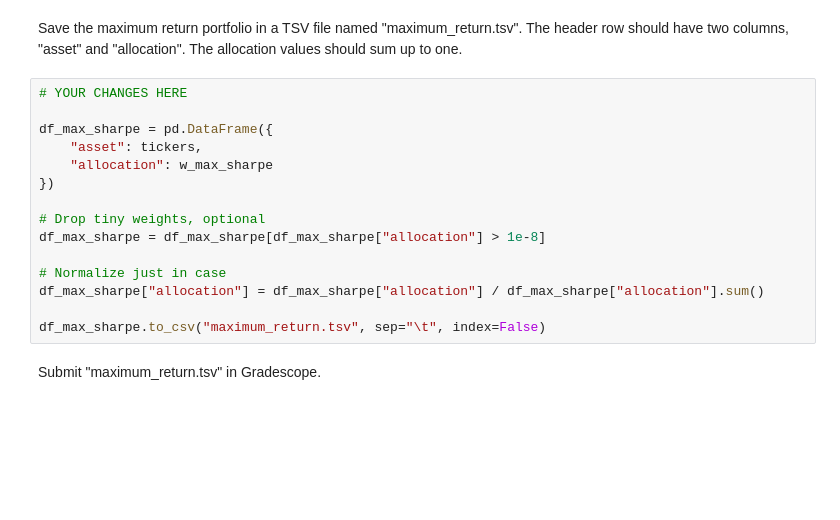
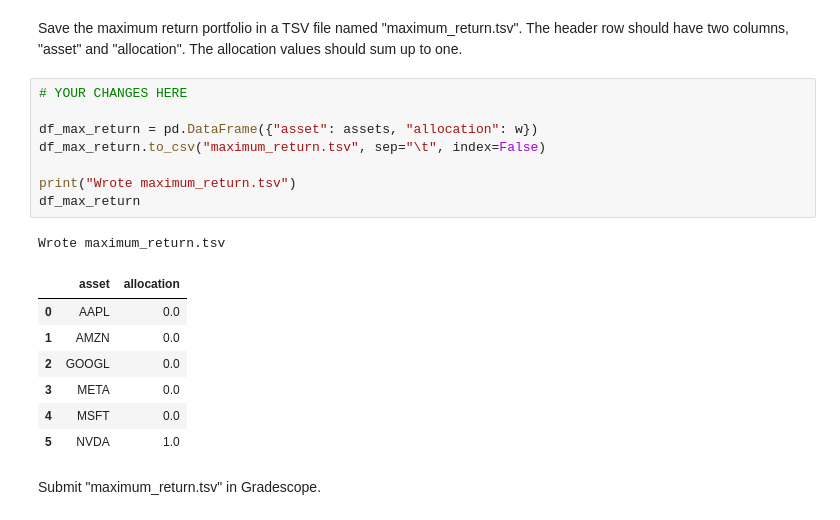
Before and after one commit to bu-aarad/dx704-project-01, a Jupyter notebook: project.ipynb, the cells around one changed output. Cells and saved outputs as stored; diff of their text form; blank space fills up the shorter version.

```diff
--- a/project.ipynb
+++ b/project.ipynb
@@ -275,18 +258,20 @@ The allocation values should sum up to one.
 # %%
 # YOUR CHANGES HERE
 
-df_max_sharpe = pd.DataFrame({
-    "asset": tickers,
-    "allocation": w_max_sharpe
-})
+df_max_return = pd.DataFrame({"asset": assets, "allocation": w})
+df_max_return.to_csv("maximum_return.tsv", sep="\t", index=False)
 
-# Drop tiny weights, optional
-df_max_sharpe = df_max_sharpe[df_max_sharpe["allocation"] > 1e-8]
-
-# Normalize just in case
-df_max_sharpe["allocation"] = df_max_sharpe["allocation"] / df_max_sharpe["allocation"].sum()
-
-df_max_sharpe.to_csv("maximum_return.tsv", sep="\t", index=False)
+print("Wrote maximum_return.tsv")
+df_max_return
+# %% [output]
+Wrote maximum_return.tsv
+|  | asset | allocation |
+| 0 | AAPL | 0.0 |
+| 1 | AMZN | 0.0 |
+| 2 | GOOGL | 0.0 |
+| 3 | META | 0.0 |
+| 4 | MSFT | 0.0 |
+| 5 | NVDA | 1.0 |
 # %% [markdown]
 Submit "maximum_return.tsv" in Gradescope.
 # %% [markdown]
```
Also changed, not shown: parts of 7 cells of this notebook, 7 other files.
